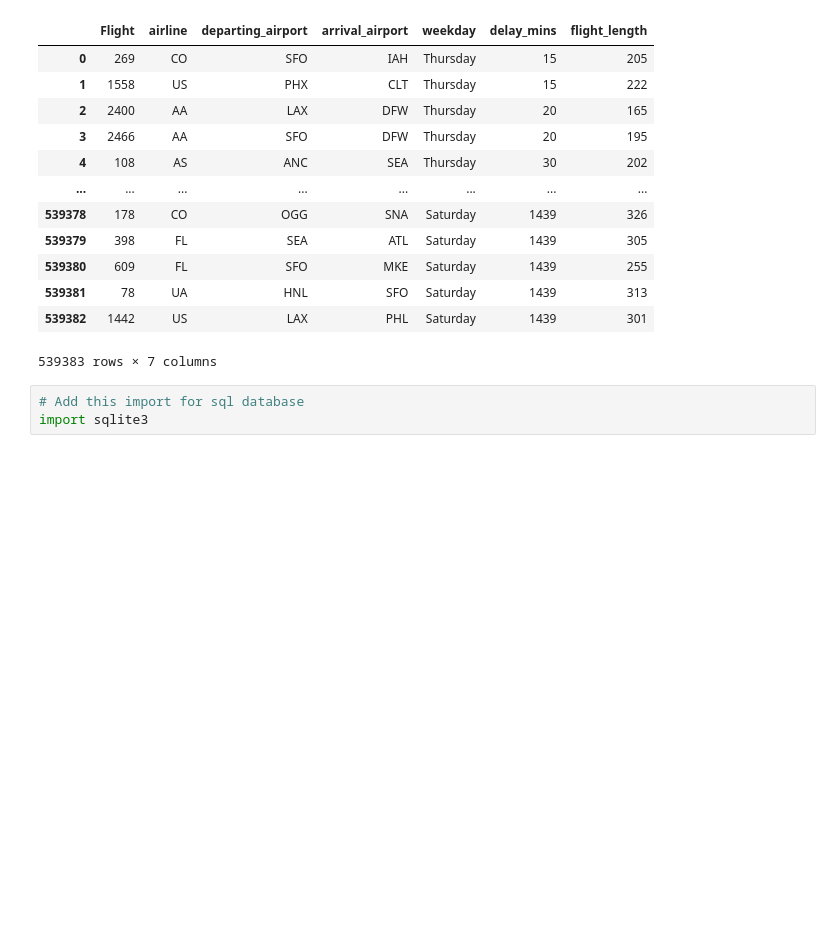
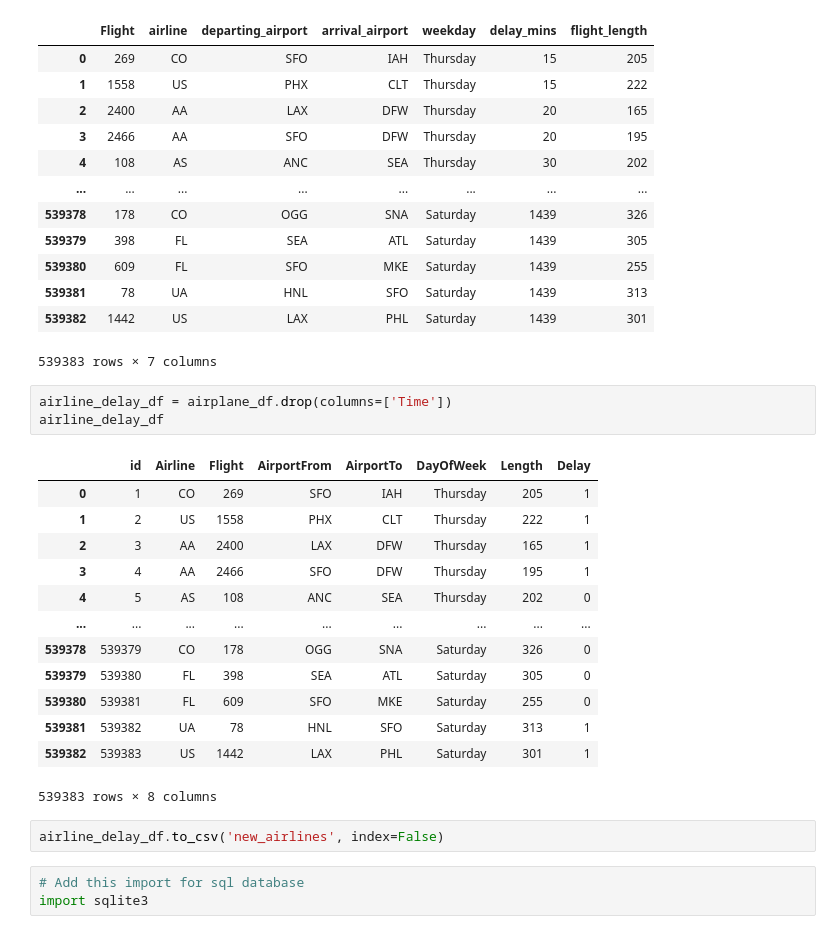
Before and after one commit to AidanH1998/Airplane-Group-1, a Jupyter notebook: airplane.ipynb, the cells around one changed output. Saved outputs shown, nothing was run; the diff lists cells and outputs as text; blank space fills up the shorter version.

```diff
--- a/airplane.ipynb
+++ b/airplane.ipynb
@@ -219,6 +219,25 @@ features_df
 | 539381 | 78 | UA | HNL | SFO | Saturday | 1439 | 313 |
 | 539382 | 1442 | US | LAX | PHL | Saturday | 1439 | 301 |
 539383 rows × 7 columns
+# %%
+airline_delay_df = airplane_df.drop(columns=['Time'])
+airline_delay_df
+# %% [output]
+|  | id | Airline | Flight | AirportFrom | AirportTo | DayOfWeek | Length | Delay |
+| 0 | 1 | CO | 269 | SFO | IAH | Thursday | 205 | 1 |
+| 1 | 2 | US | 1558 | PHX | CLT | Thursday | 222 | 1 |
+| 2 | 3 | AA | 2400 | LAX | DFW | Thursday | 165 | 1 |
+| 3 | 4 | AA | 2466 | SFO | DFW | Thursday | 195 | 1 |
+| 4 | 5 | AS | 108 | ANC | SEA | Thursday | 202 | 0 |
+| ... | ... | ... | ... | ... | ... | ... | ... | ... |
+| 539378 | 539379 | CO | 178 | OGG | SNA | Saturday | 326 | 0 |
+| 539379 | 539380 | FL | 398 | SEA | ATL | Saturday | 305 | 0 |
+| 539380 | 539381 | FL | 609 | SFO | MKE | Saturday | 255 | 0 |
+| 539381 | 539382 | UA | 78 | HNL | SFO | Saturday | 313 | 1 |
+| 539382 | 539383 | US | 1442 | LAX | PHL | Saturday | 301 | 1 |
+539383 rows × 8 columns
+# %%
+airline_delay_df.to_csv('new_airlines', index=False)
 # %%
 # Add this import for sql database
 import sqlite3
```
Also changed, not shown: parts of 2 cells of this notebook, 1 other file.
